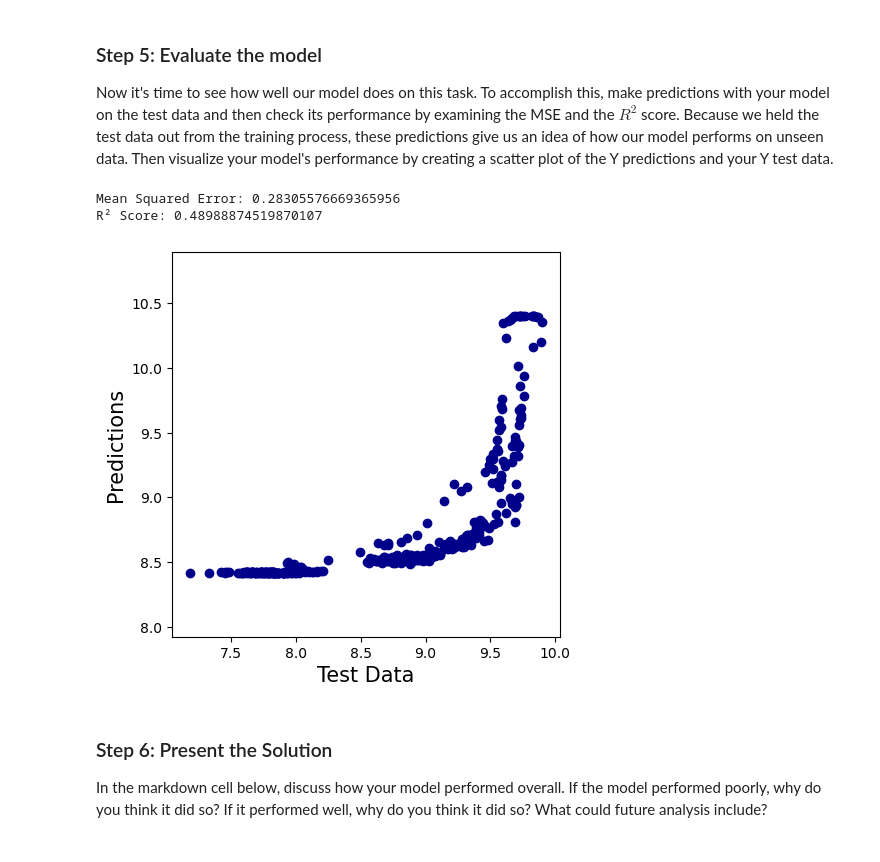
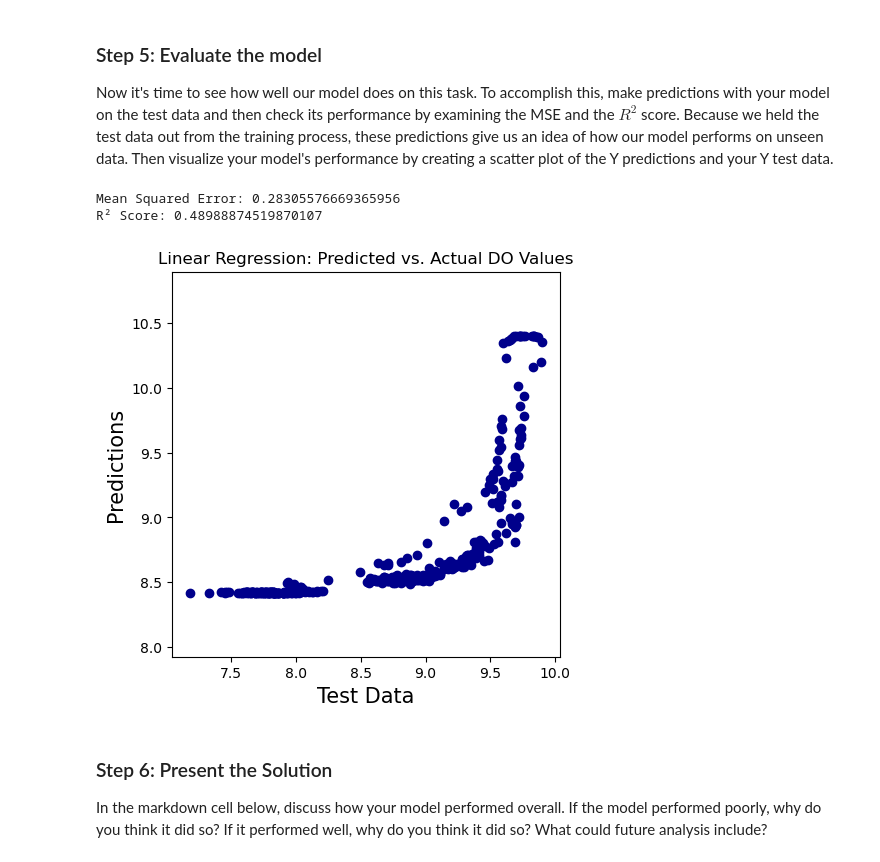
Before and after one commit to ceh58/EDS232-labs, a Jupyter notebook: Week1/Lab1-hurricane.ipynb, the cells around one changed output. Drawn from its saved outputs; the diff is of its cells as text; code cells hidden in the pictures.

```diff
--- a/Week1/Lab1-hurricane.ipynb
+++ b/Week1/Lab1-hurricane.ipynb
@@ -165,25 +165,26 @@ Now it's time to see how well our model does on this task.  To accomplish this,
 # %%
 # Make predictions
 Y_pred = model.predict(X_test)
 
 # Calculate evaluation metrics using scikit-learn's mean_squared_error and r2_score
 mse = mean_squared_error(Y_test, Y_pred)
 r2 = r2_score(Y_test, Y_pred)
 
 print(f"Mean Squared Error: {mse}")
 print(f"R² Score: {r2}")
 
 # Visualize predictions vs. actual values
 plt.figure(figsize=(5,5))
 plt.scatter(Y_test, Y_pred, c = "DarkBlue")
 plt.xlabel('Test Data', fontsize=15)
 plt.ylabel('Predictions', fontsize=15)
 plt.axis('equal')
+plt.title("Linear Regression: Predicted vs. Actual DO Values")
 plt.show()
 # %% [output]
 Mean Squared Error: 0.28305576669365956
 R² Score: 0.48988874519870107
-[figure, old version]
+[figure, new version]
 # %% [markdown]
 ### Step 6:  Present the Solution
 In the markdown cell below, discuss how your model performed overall. If the model performed poorly, why do you think it did so? If it performed well, why do you think it did so? What could future analysis include?
```
Also changed, not shown: parts of 1 cell of this notebook.
